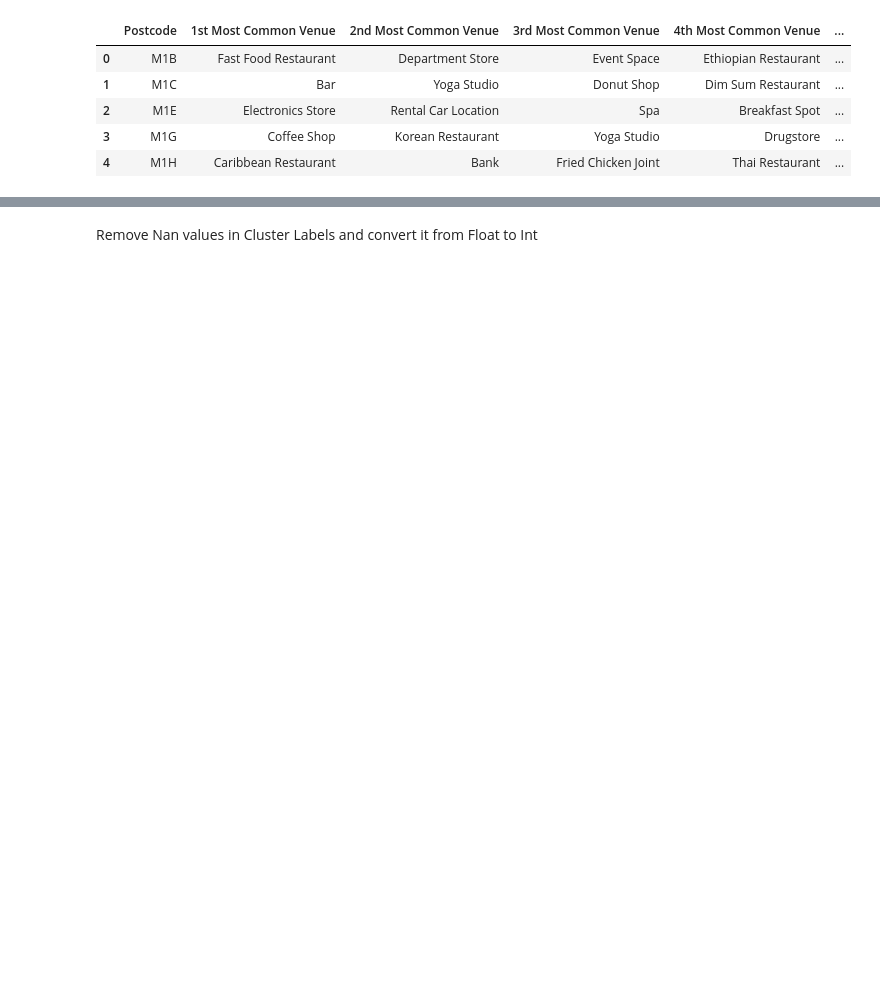
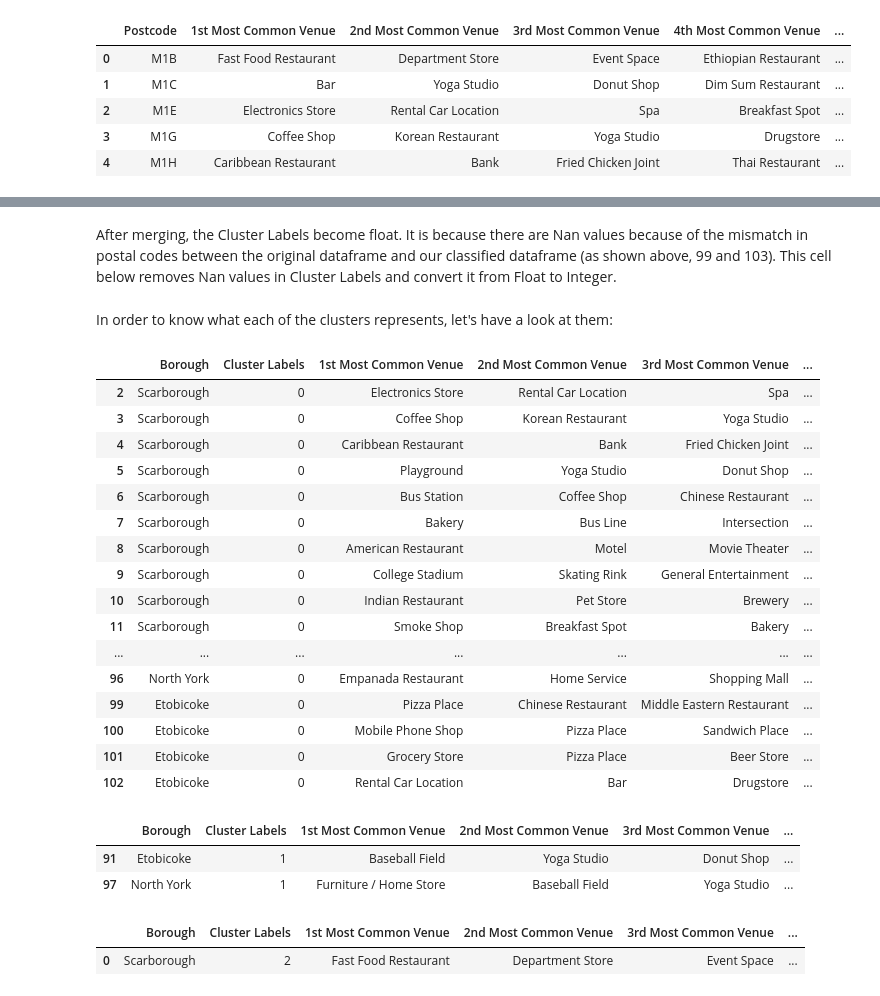
Before and after one commit to nhohung/github_example, a Jupyter notebook: SegmentCluster_Toronto_Week3.ipynb, the cells around one changed output, grey strips where cells are left out. Drawn from its saved outputs; the diff is of its cells as text; code cells hidden in the pictures; blank space fills up the shorter version.

Commit message:
finalize notebook for week 3 assignment: Segmentation and Clustering for Neighborhood Toronto

```diff
--- a/SegmentCluster_Toronto_Week3.ipynb
+++ b/SegmentCluster_Toronto_Week3.ipynb
@@ -288,5 +299,38 @@ toronto_merged.head()
-# %% [markdown]
-Remove Nan values in Cluster Labels and convert it from Float to Int
+# %% [markdown]
+After merging, the Cluster Labels become float. It is because there are Nan values because of the mismatch in postal codes between the original dataframe and our classified dataframe (as shown above, 99 and 103). This cell below removes Nan values in Cluster Labels and convert it from Float to Integer.
 # %%
 toronto_merged = toronto_merged.dropna()
 toronto_merged["Cluster Labels"] = toronto_merged["Cluster Labels"].astype(int)
+# %% [markdown]
+In order to know what each of the clusters represents, let's have a look at them:
+# %%
+toronto_merged.loc[toronto_merged['Cluster Labels'] == 0, toronto_merged.columns[[1] + list(range(5, toronto_merged.shape[1]))]]
+# %% [output]
+|  | Borough | Cluster Labels | 1st Most Common Venue | 2nd Most Common Venue | 3rd Most Common Venue | ... |
+| 2 | Scarborough | 0 | Electronics Store | Rental Car Location | Spa | ... |
+| 3 | Scarborough | 0 | Coffee Shop | Korean Restaurant | Yoga Studio | ... |
+| 4 | Scarborough | 0 | Caribbean Restaurant | Bank | Fried Chicken Joint | ... |
+| 5 | Scarborough | 0 | Playground | Yoga Studio | Donut Shop | ... |
+| 6 | Scarborough | 0 | Bus Station | Coffee Shop | Chinese Restaurant | ... |
+| 7 | Scarborough | 0 | Bakery | Bus Line | Intersection | ... |
+| 8 | Scarborough | 0 | American Restaurant | Motel | Movie Theater | ... |
+| 9 | Scarborough | 0 | College Stadium | Skating Rink | General Entertainment | ... |
+| 10 | Scarborough | 0 | Indian Restaurant | Pet Store | Brewery | ... |
+| 11 | Scarborough | 0 | Smoke Shop | Breakfast Spot | Bakery | ... |
+| ... | ... | ... | ... | ... | ... | ... |
+| 96 | North York | 0 | Empanada Restaurant | Home Service | Shopping Mall | ... |
+| 99 | Etobicoke | 0 | Pizza Place | Chinese Restaurant | Middle Eastern Restaurant | ... |
+| 100 | Etobicoke | 0 | Mobile Phone Shop | Pizza Place | Sandwich Place | ... |
+| 101 | Etobicoke | 0 | Grocery Store | Pizza Place | Beer Store | ... |
+| 102 | Etobicoke | 0 | Rental Car Location | Bar | Drugstore | ... |
+# %%
+toronto_merged.loc[toronto_merged['Cluster Labels'] == 1, toronto_merged.columns[[1] + list(range(5, toronto_merged.shape[1]))]]
+# %% [output]
+|  | Borough | Cluster Labels | 1st Most Common Venue | 2nd Most Common Venue | 3rd Most Common Venue | ... |
+| 91 | Etobicoke | 1 | Baseball Field | Yoga Studio | Donut Shop | ... |
+| 97 | North York | 1 | Furniture / Home Store | Baseball Field | Yoga Studio | ... |
+# %%
+toronto_merged.loc[toronto_merged['Cluster Labels'] == 2, toronto_merged.columns[[1] + list(range(5, toronto_merged.shape[1]))]]
+# %% [output]
+|  | Borough | Cluster Labels | 1st Most Common Venue | 2nd Most Common Venue | 3rd Most Common Venue | ... |
+| 0 | Scarborough | 2 | Fast Food Restaurant | Department Store | Event Space | ... |
```
Also changed, not shown: parts of 17 cells of this notebook.
